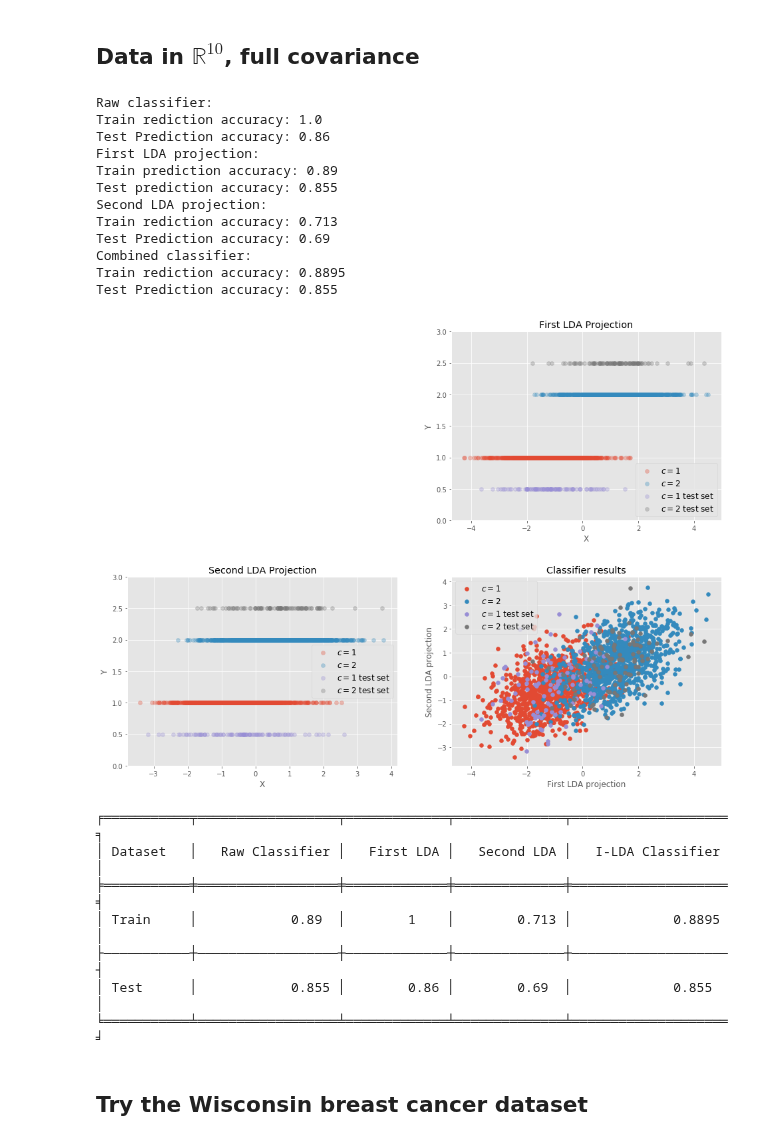
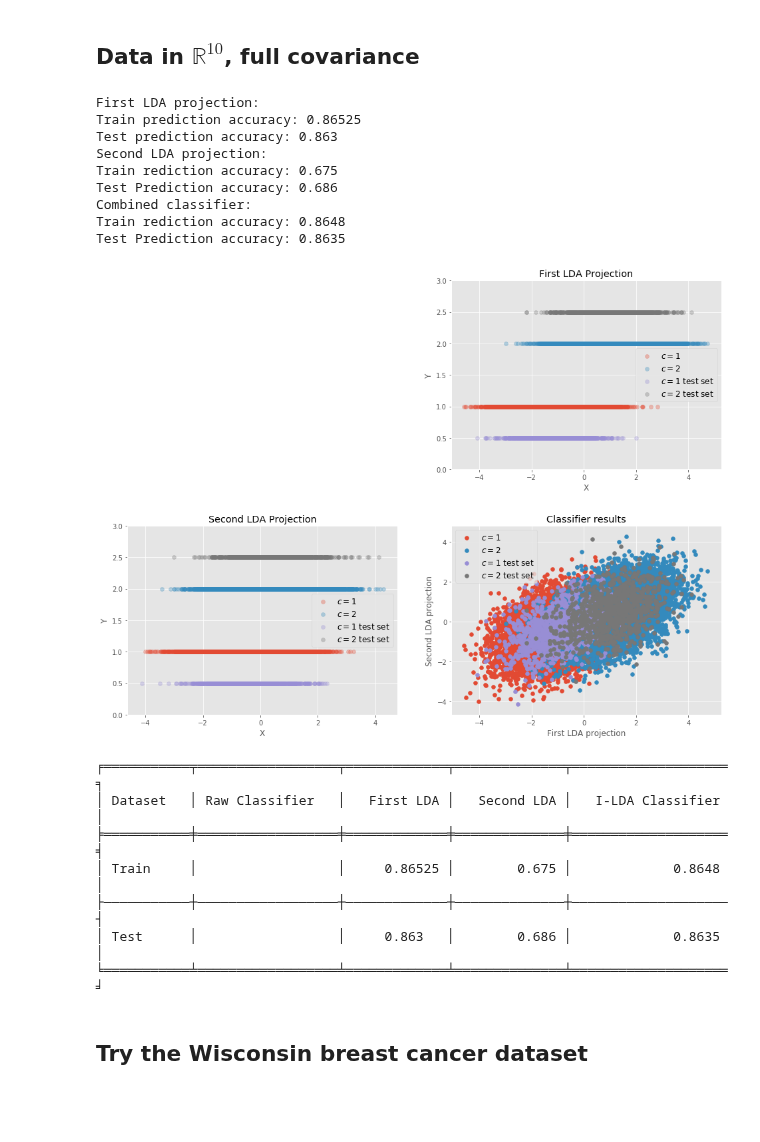
Before and after one commit to guydav/minerva, a Jupyter notebook: notebooks/CS156/0.X Final Project - Iterative LDA.ipynb, the cells around one changed output. Cells and saved outputs as stored; diff of their text form; code cells hidden in the pictures; blank space fills up the shorter version.

```diff
--- a/notebooks/CS156/0.X Final Project - Iterative LDA.ipynb
+++ b/notebooks/CS156/0.X Final Project - Iterative LDA.ipynb
@@ -132,16 +133,17 @@ def lda_projection_experiment(first_class, second_class, first_test, second_test
     X_test = np.vstack([first_test, second_test])
     y_test = np.asarray([1] *  n_test_1 + [2] * n_test_2)
 
-    # Attempt to classify on the raw data
-    raw_data_classifier = classifier_constructor(**kwargs)
-    raw_data_classifier.fit(X, y)
+#     # Attempt to classify on the raw data
+#     raw_data_classifier = classifier_constructor(**kwargs)
+#     raw_data_classifier.fit(X, y)
 
-    print('Raw classifier:')
-    raw_classifier_train_acc = np.sum(raw_data_classifier.predict(X) == y) / y.shape[0]
-    raw_classifier_test_acc = np.sum(raw_data_classifier.predict(X_test) == y_test) / y_test.shape[0]
-    print('Train rediction accuracy:', raw_classifier_train_acc)
-    print('Test Prediction accuracy:', raw_classifier_test_acc)
-
+#     print('Raw classifier:')
+#     raw_classifier_train_acc = np.sum(raw_data_classifier.predict(X) == y) / y.shape[0]
+#     raw_classifier_test_acc = np.sum(raw_data_classifier.predict(X_test) == y_test) / y_test.shape[0]
+#     print('Train rediction accuracy:', raw_classifier_train_acc)
+#     print('Test Prediction accuracy:', raw_classifier_test_acc)
+    raw_classifier_train_acc = ''
+    raw_classifier_test_acc = ''
 
     # First LDA projection
     first_lda = LinearDiscriminantAnalysis(n_components=1)
@@ -351,49 +309,46 @@ lda_projection_experiment(first_class, second_class, first_test, second_test)
 # %%
 np.random.seed(RANDOM_SEED)
 
-D = 109
+D = 100
 
 FIRST_MEAN = np.random.uniform(0, 1, D) # np.asarray([1, 0, 1])
 # FIRST_COV = np.eye(D) * np.random.uniform(2, 4, D)
-FIRST_COV = np.ones((D, D)) * np.random.uniform(0.5, 2.5, (D, D))
-FIRST_COV = FIRST_COV.T.dot(FIRST_COV) / 10 + np.eye(D)
+FIRST_COV = np.ones((D, D)) * np.random.uniform(0.5, 4.5, (D, D))
+FIRST_COV = FIRST_COV.T.dot(FIRST_COV) / 5 + np.eye(D)
 
 SECOND_MEAN = np.random.uniform(1, 2, D) # np.asarray([0, 2, 2])
 # SECOND_COV = np.eye(D) * np.random.uniform(2, 4, D)
-SECOND_COV = np.ones((D, D)) * np.random.uniform(0.5, 2.5, (D, D))
-SECOND_COV = SECOND_COV.T.dot(SECOND_COV) / 10 + np.eye(D)
+SECOND_COV = np.ones((D, D)) * np.random.uniform(0.5, 4.5, (D, D))
+SECOND_COV = SECOND_COV.T.dot(SECOND_COV) / 5 + np.eye(D)
 
-N = 1000
-TEST_N = 100
+N = 10000
+TEST_N = 1000
 
 first_class = np.random.multivariate_normal(FIRST_MEAN, FIRST_COV, N)
 second_class = np.random.multivariate_normal(SECOND_MEAN, SECOND_COV, N)
 
 first_test = np.random.multivariate_normal(FIRST_MEAN, FIRST_COV, TEST_N)
 second_test = np.random.multivariate_normal(SECOND_MEAN, SECOND_COV, TEST_N)
 
 lda_projection_experiment(first_class, second_class, first_test, second_test,
                          SVC)
 # %% [output]
-Raw classifier:
-Train rediction accuracy: 1.0
-Test Prediction accuracy: 0.86
 First LDA projection:
-Train prediction accuracy: 0.89
-Test prediction accuracy: 0.855
+Train prediction accuracy: 0.86525
+Test prediction accuracy: 0.863
 Second LDA projection:
-Train rediction accuracy: 0.713
-Test Prediction accuracy: 0.69
+Train rediction accuracy: 0.675
+Test Prediction accuracy: 0.686
 Combined classifier:
-Train rediction accuracy: 0.8895
-Test Prediction accuracy: 0.855
+Train rediction accuracy: 0.8648
+Test Prediction accuracy: 0.8635
-[figure, old version]
+[figure, new version]
 ╒═══════════╤══════════════════╤═════════════╤══════════════╤════════════════════╕
-│ Dataset   │   Raw Classifier │   First LDA │   Second LDA │   I-LDA Classifier │
+│ Dataset   │ Raw Classifier   │   First LDA │   Second LDA │   I-LDA Classifier │
 ╞═══════════╪══════════════════╪═════════════╪══════════════╪════════════════════╡
-│ Train     │            0.89  │        1    │        0.713 │             0.8895 │
+│ Train     │                  │     0.86525 │        0.675 │             0.8648 │
 ├───────────┼──────────────────┼─────────────┼──────────────┼────────────────────┤
-│ Test      │            0.855 │        0.86 │        0.69  │             0.855  │
+│ Test      │                  │     0.863   │        0.686 │             0.8635 │
 ╘═══════════╧══════════════════╧═════════════╧══════════════╧════════════════════╛
 # %% [markdown]
 ## Try the Wisconsin breast cancer dataset
```
Also changed, not shown: parts of 12 cells of this notebook.
